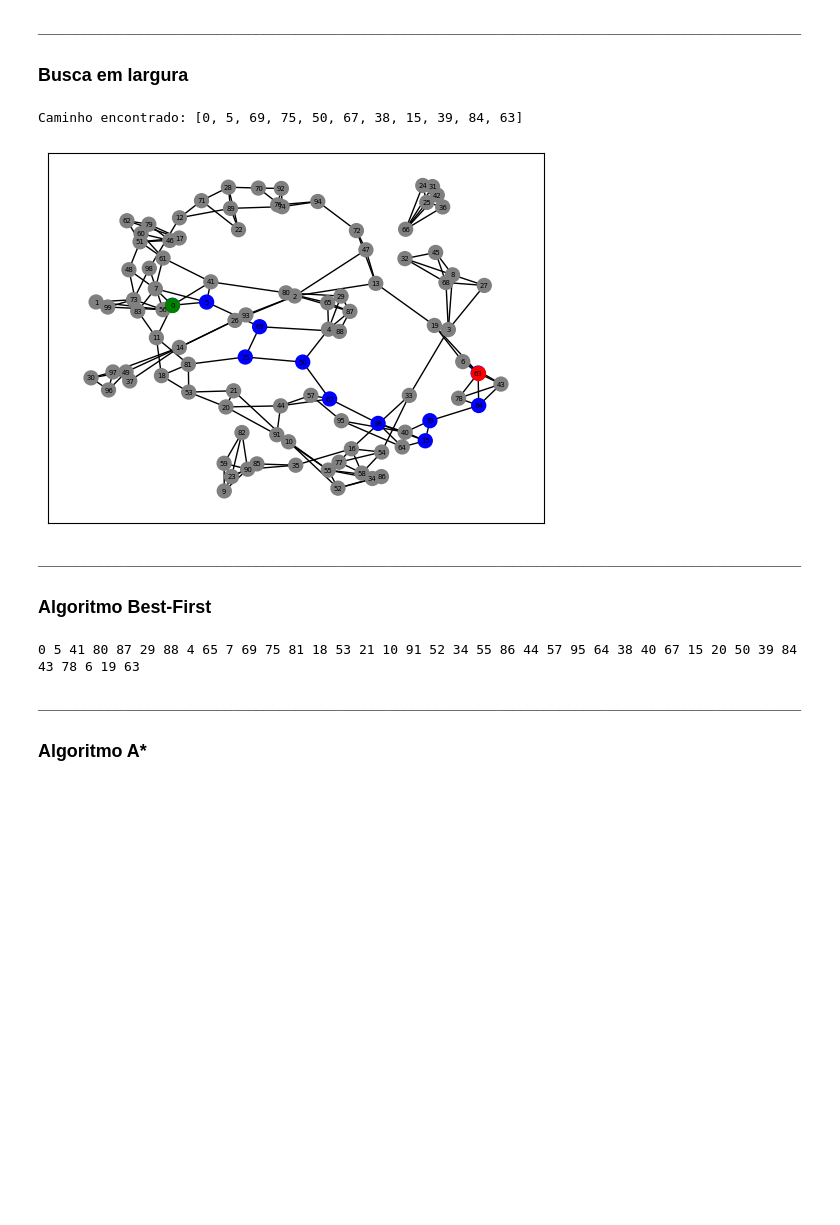
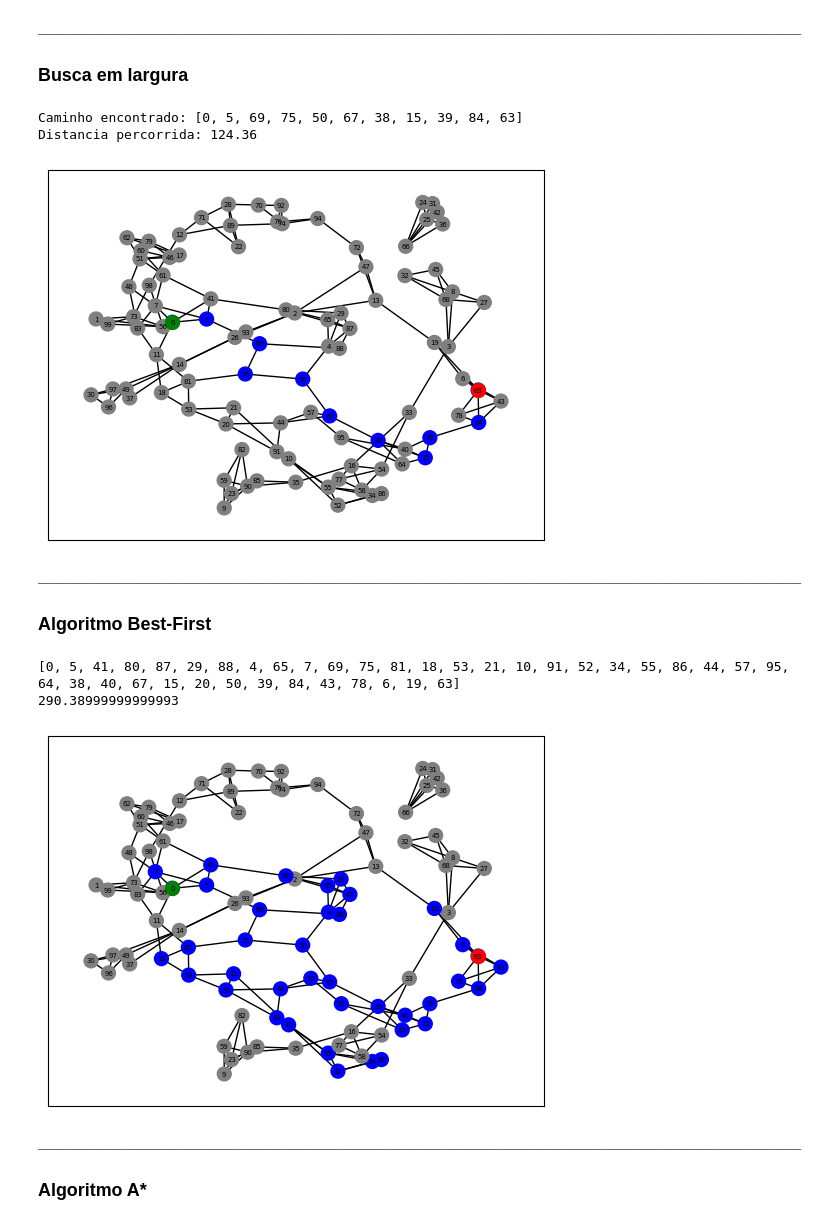
Before and after one commit to Lucasmm01/KNN-Algoritmos_de_busca, a Jupyter notebook: Rede KNN.ipynb, the cells around one changed output. Saved outputs shown, nothing was run; the diff lists cells and outputs as text; code cells hidden in the pictures; blank space fills up the shorter version.

```diff
--- a/Rede KNN.ipynb
+++ b/Rede KNN.ipynb
@@ -253,11 +213,12 @@ def bfs(vertices, arestas, start, end):
     visited = set()
     queue = deque()
     queue.append((start, [start]))
+    distance = {start: 0}  # Dicionário para armazenar as distâncias percorridas
 
     # Cria um grafo vazio
     G = nx.Graph()
     # Cria o grafo
-    for u, v, dist in lista_arestas:
+    for u, v, dist in arestas:
         G.add_edge(u, v, weight=dist)
 
     while queue:
@@ -265,14 +226,15 @@ def bfs(vertices, arestas, start, end):
         visited.add(vertex)
 
         if vertex == end:
-            return path, G
+            return path, G, distance[vertex]  # Retorna o caminho, o grafo e a distância total
 
         for neighbor, weight in graph[vertex]:
             if neighbor not in visited:
                 queue.append((neighbor, path + [neighbor]))
                 G.add_edge(vertex, neighbor, weight=weight)
+                distance[neighbor] = distance[vertex] + weight  # Atualiza a distância do vizinho
 
-    return None, G
+    return None, G, 0  # Retorna None se não for encontrado um caminho
 
 
 # Exemplo de lista de vértices, lista de arestas com peso e vértices de origem e destino
@@ -281,10 +243,11 @@ arestas = lista_arestas
 start_vertex = 0
 end_vertex = 63
 
-path, G = bfs(vertices, arestas, start_vertex, end_vertex)
+path, grafo, distancia_total = bfs(vertices, arestas, start_vertex, end_vertex)
 
 if path:
     print(f"Caminho encontrado: {path}")
+    print(f"Distancia percorrida: {distancia_total}")
     pos = nx.spring_layout(G, seed=9, k=1, iterations=100, scale=10)
 
     labels = {v: v for v in G.nodes()}
@@ -303,6 +266,7 @@ else:
     print("Nenhum caminho encontrado.")
 # %% [output]
 Caminho encontrado: [0, 5, 69, 75, 50, 67, 38, 15, 39, 84, 63]
+Distancia percorrida: 124.36
 [figure]
 # %% [markdown]
 <strong>__________________________________________________________________________________________________</strong>
@@ -314,38 +278,70 @@ from queue import PriorityQueue
 def best_first_search(vertices, edges, source, target):
     n = len(vertices)
     graph = [[] for _ in range(n)]
 
     for u, v, cost in edges:
         graph[u].append((v, cost))
         graph[v].append((u, cost))
 
     visited = [False] * n
     pq = PriorityQueue()
     pq.put((0, source))
     visited[source] = True
 
+    # Variáveis para armazenar o caminho percorrido e a distância total
+    path = []
+    distance = 0
+
     while not pq.empty():
-        u = pq.get()[1]
-        print(u, end=" ")
+        cost, u = pq.get()
+        path.append(u)
+        distance += cost
+
         if u == target:
             break
 
         for v, c in graph[u]:
             if not visited[v]:
                 visited[v] = True
                 pq.put((c, v))
-    print()
+
+    return path, distance
 
 # Exemplo de lista de vértices, lista de arestas com pesos, vértice inicial e vértice final
 vertices = lista_vertices_index
 edges = lista_arestas
 
 source = 0
 target = 63
 
-best_first_search(vertices, edges, source, target)
+caminho, distancia = best_first_search(vertices, edges, source, target)
+
+print(caminho)
+print(distancia)
+
+# Cria o grafo
+G = nx.Graph()
+for u, v, dist in lista_arestas:
+    G.add_edge(u, v, weight=dist)
+
+pos = nx.spring_layout(G, seed=9, k=1, iterations=100, scale=10)
+
+labels = {v: v for v in G.nodes()}
+cores_vertices = ['green' if v == source else 'red' if v == target else 'gray' for v in G.nodes()]
+cores_visitados = ['blue' if v in caminho else 'gray' for v in G.nodes()]
+
+nx.draw_networkx_nodes(G, pos, node_color=cores_visitados, node_size=100)
+nx.draw_networkx_edges(G, pos, width=1)
+nx.draw_networkx_labels(G, pos, labels, font_size=5, font_family='sans-serif')
+
+# Marca o nó origem e destino
+nx.draw_networkx_nodes(G, pos, nodelist=[source], node_color='green', node_size=100)
+nx.draw_networkx_nodes(G, pos, nodelist=[target], node_color='red', node_size=100)
+plt.show()
 # %% [output]
-0 5 41 80 87 29 88 4 65 7 69 75 81 18 53 21 10 91 52 34 55 86 44 57 95 64 38 40 67 15 20 50 39 84 43 78 6 19 63
+[0, 5, 41, 80, 87, 29, 88, 4, 65, 7, 69, 75, 81, 18, 53, 21, 10, 91, 52, 34, 55, 86, 44, 57, 95, 64, 38, 40, 67, 15, 20, 50, 39, 84, 43, 78, 6, 19, 63]
+290.38999999999993
+[figure, added]
 # %% [markdown]
 <strong>__________________________________________________________________________________________________</strong>
 
```
Also changed, not shown: parts of 8 cells of this notebook.
